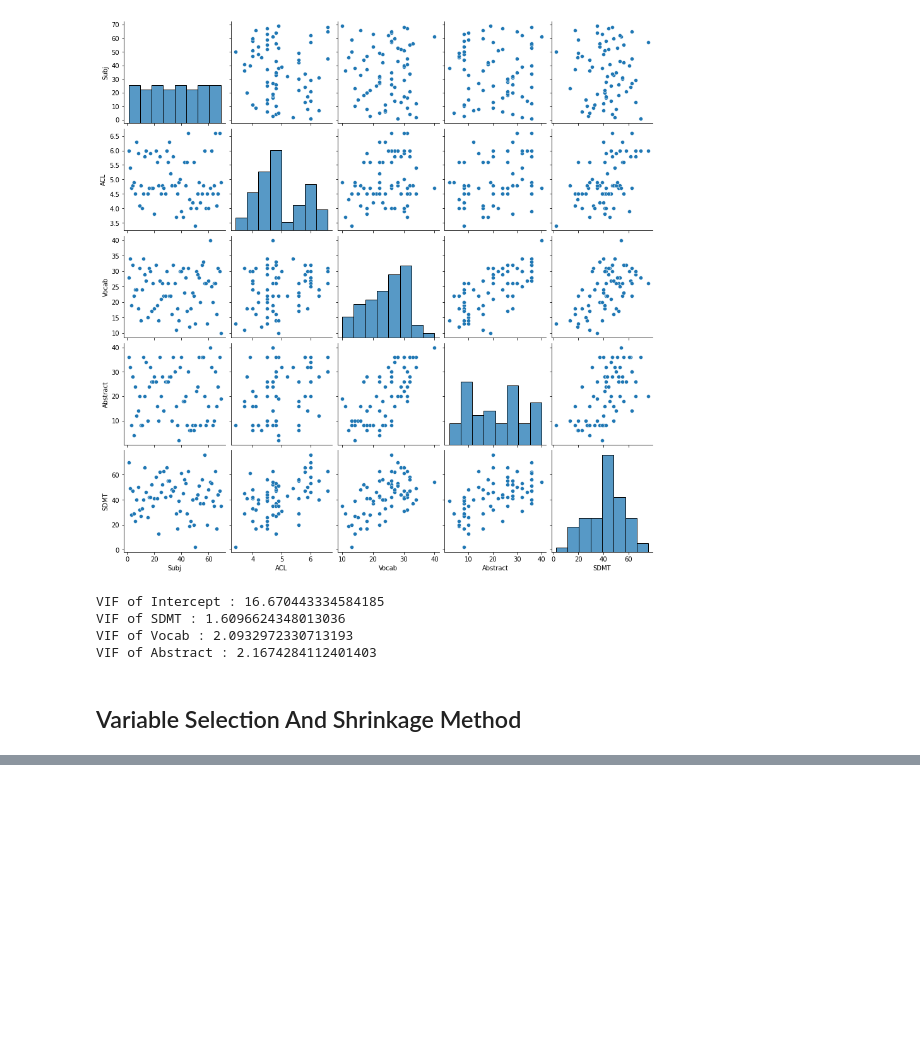
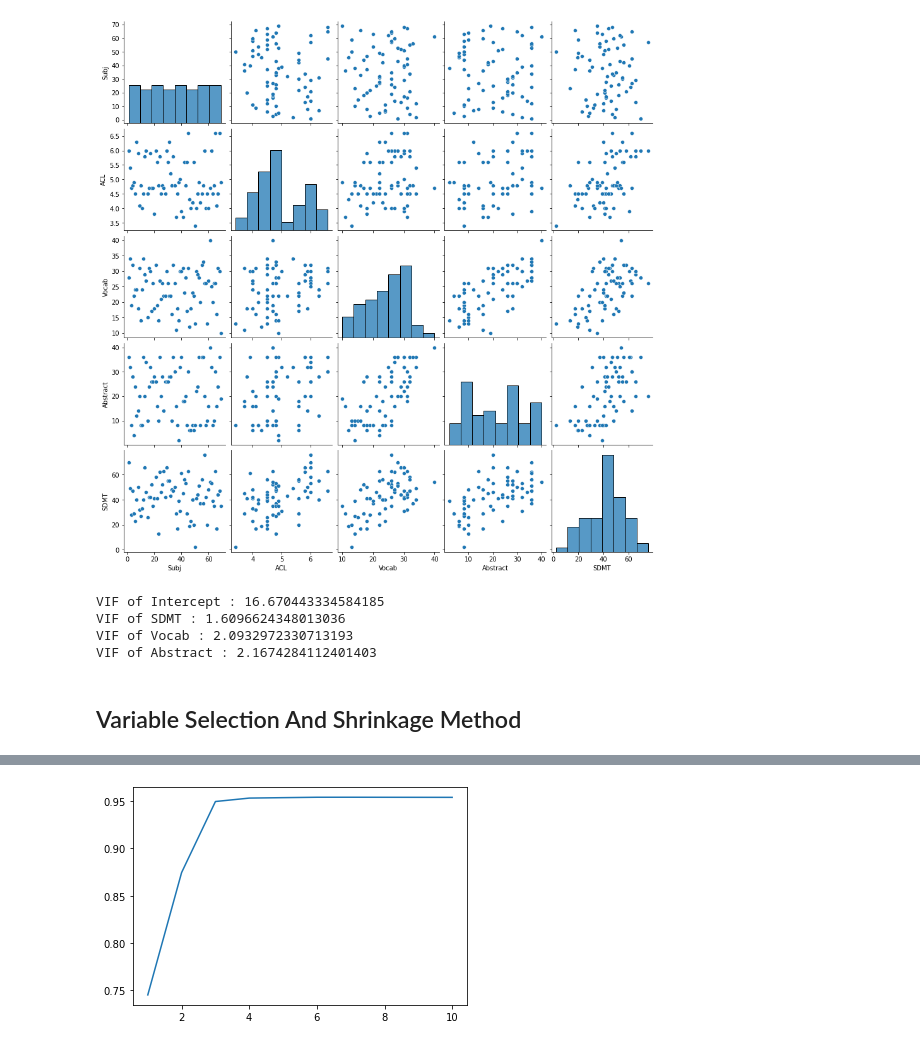
Before and after one commit to luckyspia/TIL, a Jupyter notebook: Statisic_Analysis/03.Regression_Methods.ipynb, the cells around one changed output, grey strips where cells are left out. Cells and saved outputs as stored; diff of their text form; code cells hidden in the pictures; blank space fills up the shorter version.

```diff
--- a/Statisic_Analysis/03.Regression_Methods.ipynb
+++ b/Statisic_Analysis/03.Regression_Methods.ipynb
@@ -230,0 +235,4 @@ VIF of Abstract : 2.1674284112401403
+# %%
+import patsy
+y, X = patsy.dmatrices('Balance~'+"+".join(credit.columns[:-2]), data = credit, return_type='dataframe')
+X.head()
@@ -230,0 +296,7 @@ VIF of Abstract : 2.1674284112401403
+# %%
+models_best = pd.DataFrame(columns=["model", "RSS","AIC","BIC","adj_r2", "r2"])
+
+for i in range(1,X.shape[1]-1):
+    models_best.loc[i] = getBest(i, best = "AIC")
+
+models_best
@@ -230,0 +325,5 @@ VIF of Abstract : 2.1674284112401403
+# %%
+plt.plot(models_best['adj_r2'])
+plt.show()
+# %% [output]
+[figure, added]
```
Also changed, not shown: parts of 33 cells of this notebook.
